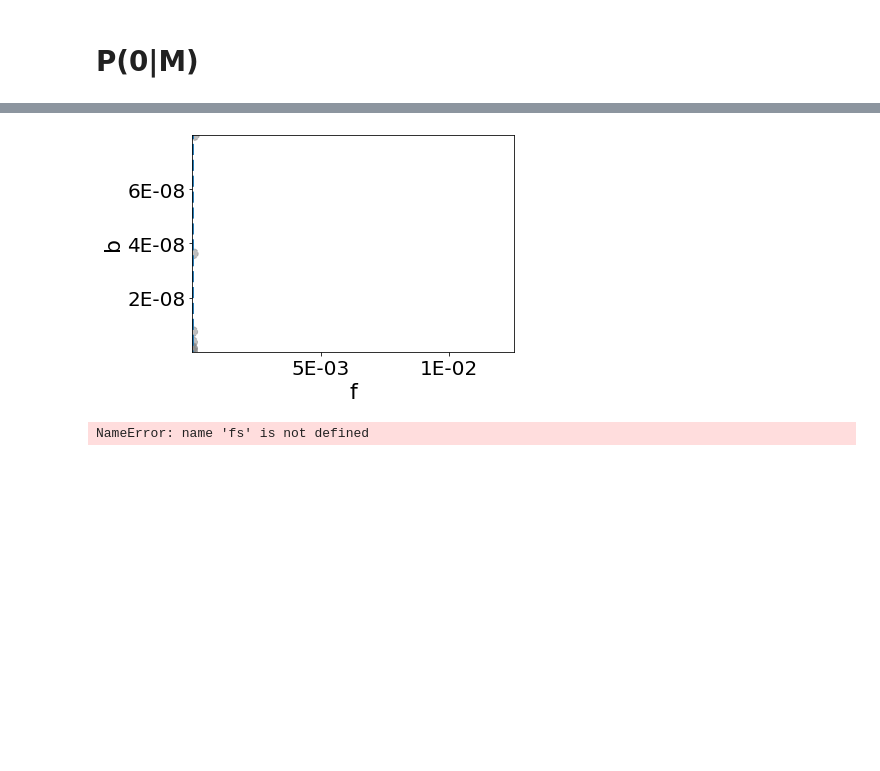
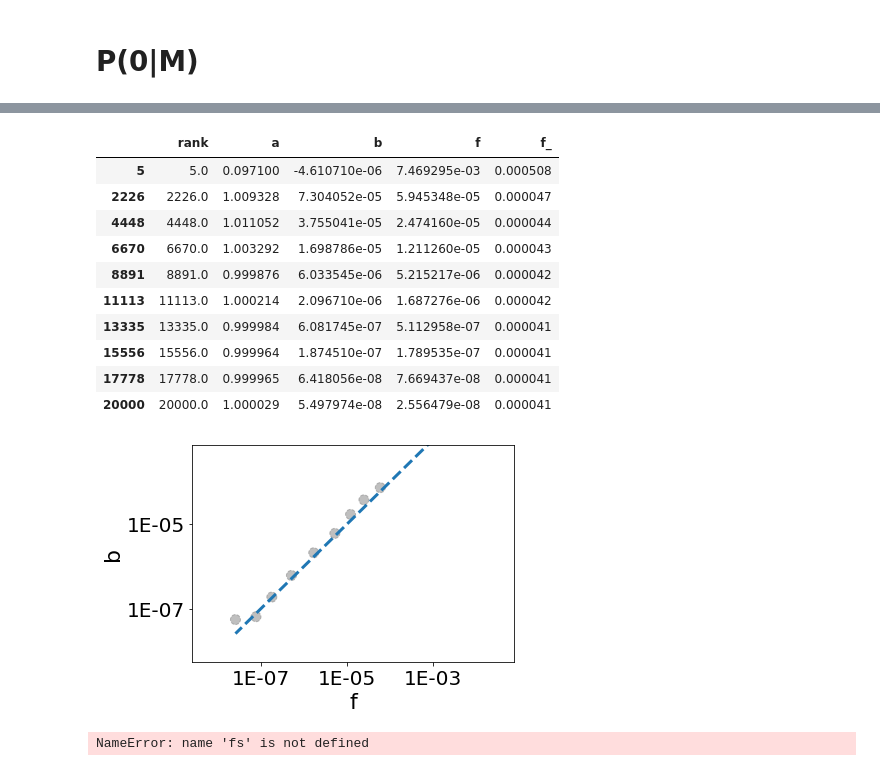
Before and after one commit to fvalle1/phd, a Jupyter notebook: mouse_Atlas/Mouse_exploration.ipynb, the cells around one changed output, grey strips where cells are left out. Cells and saved outputs as stored; diff of their text form; code cells hidden in the pictures; blank space fills up the shorter version.

```diff
--- a/mouse_Atlas/Mouse_exploration.ipynb
+++ b/mouse_Atlas/Mouse_exploration.ipynb
@@ -1025,3 +1132,17 @@ fig.savefig("logpm.png")
+# %%
+results
+# %% [output]
+|  | rank | a | b | f | f_ |
+| 5 | 5.0 | 0.097100 | -4.610710e-06 | 7.469295e-03 | 0.000508 |
+| 2226 | 2226.0 | 1.009328 | 7.304052e-05 | 5.945348e-05 | 0.000047 |
+| 4448 | 4448.0 | 1.011052 | 3.755041e-05 | 2.474160e-05 | 0.000044 |
+| 6670 | 6670.0 | 1.003292 | 1.698786e-05 | 1.211260e-05 | 0.000043 |
+| 8891 | 8891.0 | 0.999876 | 6.033545e-06 | 5.215217e-06 | 0.000042 |
+| 11113 | 11113.0 | 1.000214 | 2.096710e-06 | 1.687276e-06 | 0.000042 |
+| 13335 | 13335.0 | 0.999984 | 6.081745e-07 | 5.112958e-07 | 0.000041 |
+| 15556 | 15556.0 | 0.999964 | 1.874510e-07 | 1.789535e-07 | 0.000041 |
+| 17778 | 17778.0 | 0.999965 | 6.418056e-08 | 7.669437e-08 | 0.000041 |
+| 20000 | 20000.0 | 1.000029 | 5.497974e-08 | 2.556479e-08 | 0.000041 |
 # %%
 from matplotlib.ticker import FormatStrFormatter
 
@@ -1040,9 +1161,11 @@ ax.set_ylim(results["b"].min()*0.8, results["b"].max()*1.5)
 ax.set_xlabel("f", fontsize=22)
 ax.set_ylabel("b", fontsize=22)
 
-ax.set_xlim(results["f"][results["f"]>0].min(), results["f"].max())
-ax.set_ylim(results["b"][results["b"]>0].min(), results["b"].max())
+ax.set_xlim(results["f"][results["f"]>0].min()/10, results["f"].max()*10)
+ax.set_ylim(results["b"][results["b"]>0].min()/10, results["b"].max()*10)
 
+ax.set_xscale('log')
+ax.set_yscale('log')
 
 ax.xaxis.set_major_formatter(FormatStrFormatter('%.0E'))
 ax.yaxis.set_major_formatter(FormatStrFormatter('%.0E'))
@@ -1050,7 +1173,7 @@ ax.yaxis.set_major_formatter(FormatStrFormatter('%.0E'))
 plt.show()
 fig.savefig("p0m_fbrelationship.pdf")
 # %% [output]
-[figure, old version]
+[figure, new version]
 # %%
 subdf = pd.read_csv("mainTable_Bladder.csv", index_col=0)
 M = subdf.sum(0)
```
Also changed, not shown: parts of 14 cells of this notebook, 7 other files.
